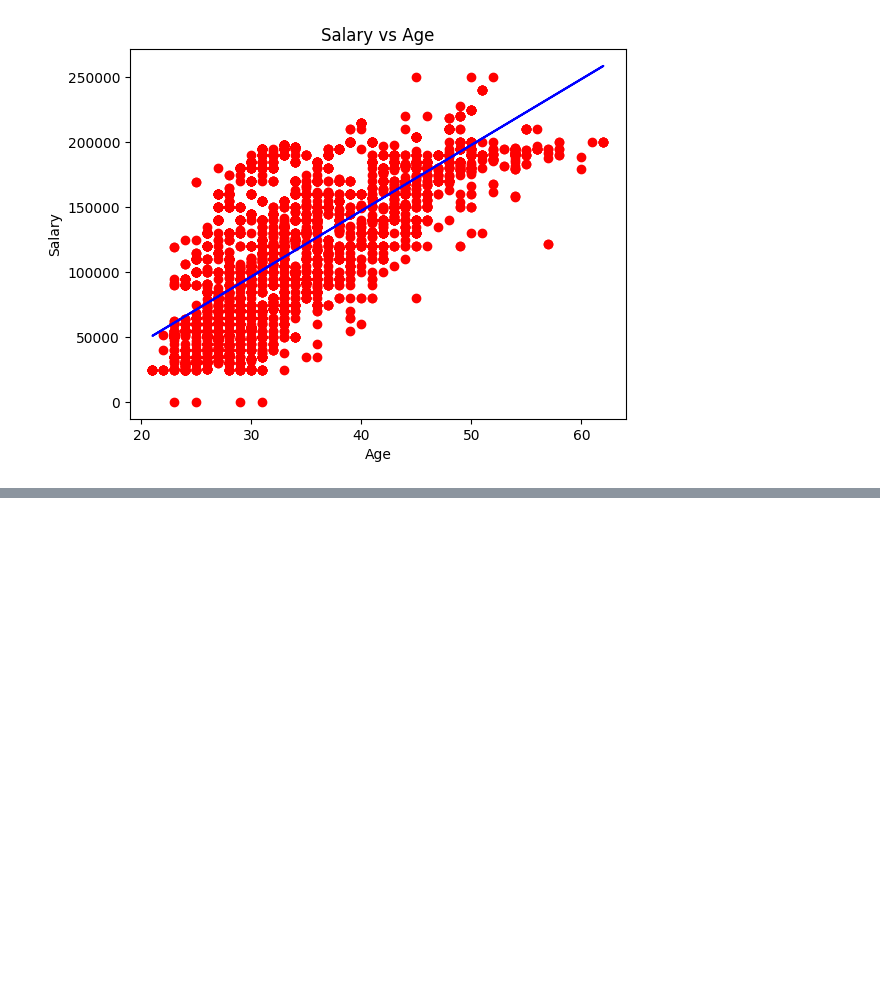
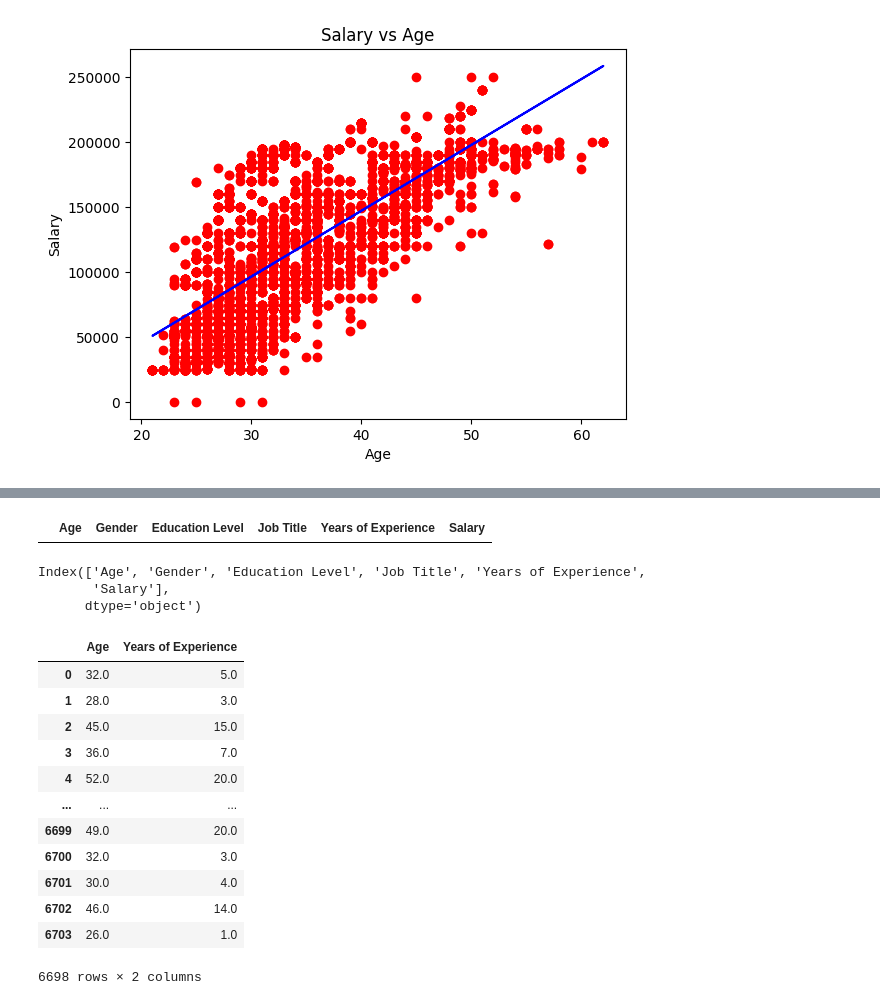
Before and after one commit to tilakpoudel/mds1, a Jupyter notebook: data-science/practice/linear-regression.ipynb, the cells around one changed output, grey strips where cells are left out. Cells and saved outputs as stored; diff of their text form; code cells hidden in the pictures; blank space fills up the shorter version.

```diff
--- a/data-science/practice/linear-regression.ipynb
+++ b/data-science/practice/linear-regression.ipynb
@@ -257,0 +288,33 @@ plt.show()
+# %%
+# see the null values
+data[data.isnull().any(axis=1)]
+# %% [output]
+|  | Age | Gender | Education Level | Job Title | Years of Experience | Salary |
+# %%
+# see columns
+data.columns
+# %% [output]
+Index(['Age', 'Gender', 'Education Level', 'Job Title', 'Years of Experience',
+       'Salary'],
+      dtype='object')
+# %%
+# dependent variables
+x = data[['Age', 'Years of Experience']]
+# independent
+y = data.Salary
+# %%
+x
+# %% [output]
+|  | Age | Years of Experience |
+| 0 | 32.0 | 5.0 |
+| 1 | 28.0 | 3.0 |
+| 2 | 45.0 | 15.0 |
+| 3 | 36.0 | 7.0 |
+| 4 | 52.0 | 20.0 |
+| ... | ... | ... |
+| 6699 | 49.0 | 20.0 |
+| 6700 | 32.0 | 3.0 |
+| 6701 | 30.0 | 4.0 |
+| 6702 | 46.0 | 14.0 |
+| 6703 | 26.0 | 1.0 |
+6698 rows × 2 columns
```
Also changed, not shown: parts of 30 cells of this notebook.
